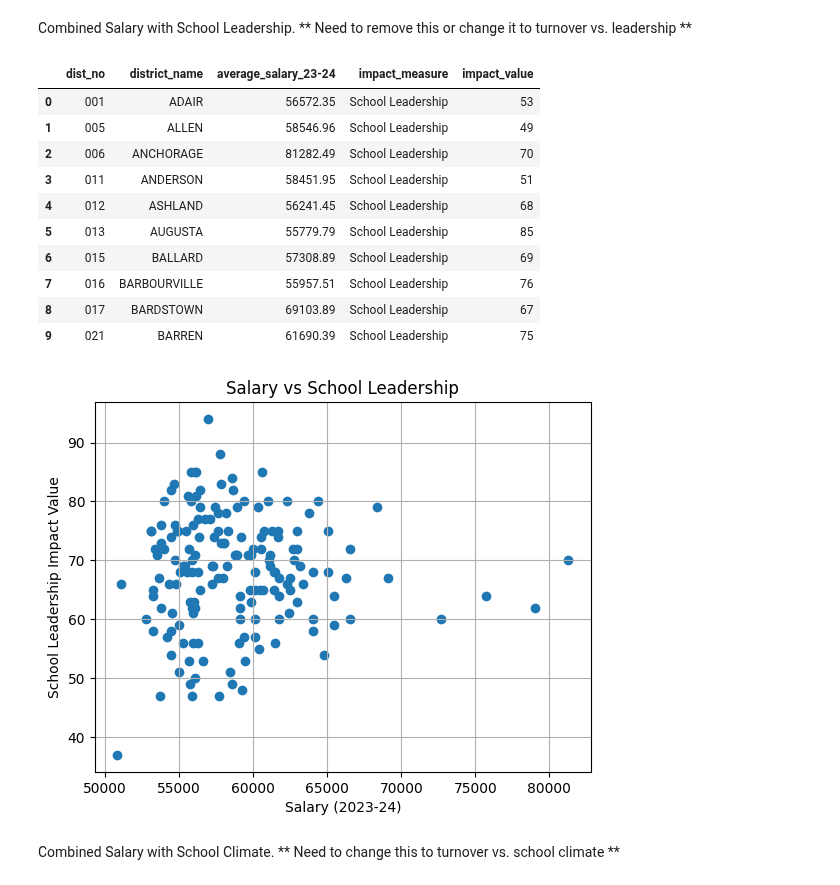
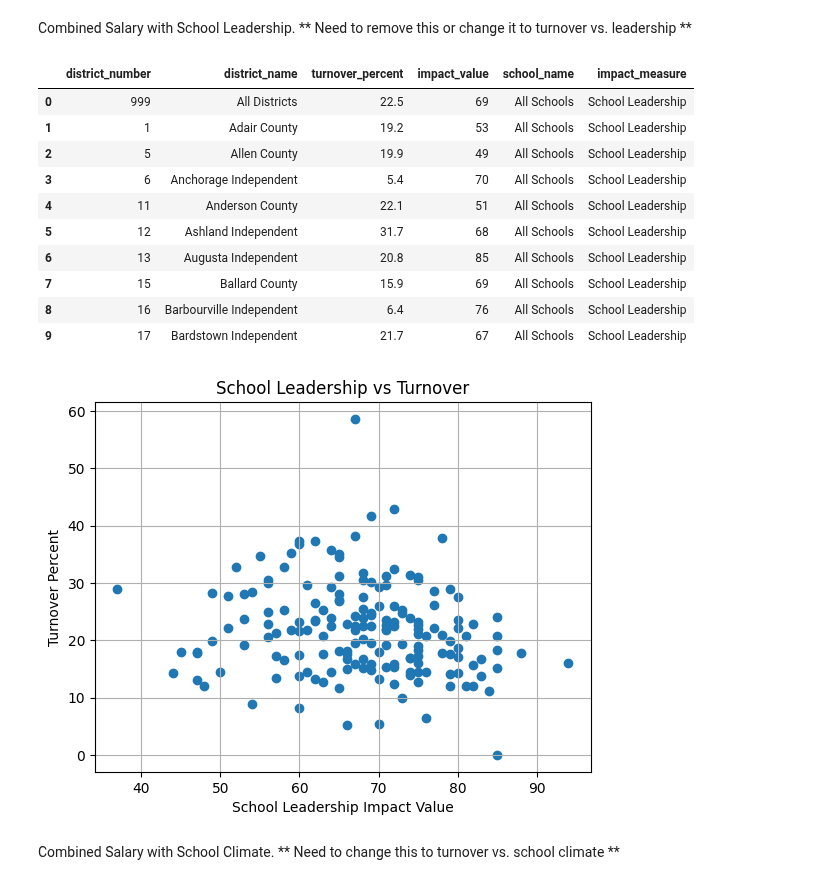
Before and after one commit to LucyHCollins/Teacher_Turnover, a Jupyter notebook: Teacher_Turnover.ipynb, the cells around one changed output. Drawn from its saved outputs; the diff is of its cells as text; code cells hidden in the pictures.

```diff
--- a/Teacher_Turnover.ipynb
+++ b/Teacher_Turnover.ipynb
@@ -405,25 +375,29 @@ Combined Salary with School Leadership.  ** Need to remove this or change it to
 # %%
 query = """
 SELECT
-    s.*,
-    c."impact_measure",
-    c."impact_value"
-FROM salary s
+    t.district_number,
+    t.district_name,
+    t.turnover_percent,
+    c.impact_value,
+    c.school_name,
+    c.impact_measure
+FROM turnover t
 JOIN conditions c
-    ON s."dist_no" = c."district_number"
-WHERE c."school_name" = 'All Schools' AND c."impact_measure" = 'School Leadership'
+    ON t.district_number = c.district_number
+WHERE t.school_name = 'All Schools' and c.school_name = 'All Schools'
+    AND c.impact_measure = 'School Leadership'
 """
-result_leadership = pd.read_sql_query(query, conn)
-result_leadership.head(10)
+result_turnover_leadership = pd.read_sql_query(query, conn)
+result_turnover_leadership.head(10)
 # %% [output]
-|  | dist_no | district_name | average_salary_23-24 | impact_measure | impact_value |
-| 0 | 001 | ADAIR | 56572.35 | School Leadership | 53 |
-| 1 | 005 | ALLEN | 58546.96 | School Leadership | 49 |
-| 2 | 006 | ANCHORAGE | 81282.49 | School Leadership | 70 |
-| 3 | 011 | ANDERSON | 58451.95 | School Leadership | 51 |
-| 4 | 012 | ASHLAND | 56241.45 | School Leadership | 68 |
-| 5 | 013 | AUGUSTA | 55779.79 | School Leadership | 85 |
-| 6 | 015 | BALLARD | 57308.89 | School Leadership | 69 |
-| 7 | 016 | BARBOURVILLE | 55957.51 | School Leadership | 76 |
-| 8 | 017 | BARDSTOWN | 69103.89 | School Leadership | 67 |
-| 9 | 021 | BARREN | 61690.39 | School Leadership | 75 |
+|  | district_number | district_name | turnover_percent | impact_value | school_name | impact_measure |
+| 0 | 999 | All Districts | 22.5 | 69 | All Schools | School Leadership |
+| 1 | 1 | Adair County | 19.2 | 53 | All Schools | School Leadership |
+| 2 | 5 | Allen County | 19.9 | 49 | All Schools | School Leadership |
+| 3 | 6 | Anchorage Independent | 5.4 | 70 | All Schools | School Leadership |
+| 4 | 11 | Anderson County | 22.1 | 51 | All Schools | School Leadership |
+| 5 | 12 | Ashland Independent | 31.7 | 68 | All Schools | School Leadership |
+| 6 | 13 | Augusta Independent | 20.8 | 85 | All Schools | School Leadership |
+| 7 | 15 | Ballard County | 15.9 | 69 | All Schools | School Leadership |
+| 8 | 16 | Barbourville Independent | 6.4 | 76 | All Schools | School Leadership |
+| 9 | 17 | Bardstown Independent | 21.7 | 67 | All Schools | School Leadership |
@@ -432,12 +404,12 @@ result_leadership.to_csv("combined_salary_leadership.csv", index=False)
 # %%
-plt.scatter(result_leadership['average_salary_23-24'], result_leadership['impact_value'])
-plt.title('Salary vs School Leadership')
-plt.xlabel('Salary (2023-24)')
-plt.ylabel('School Leadership Impact Value')
+plt.scatter(result_turnover_leadership['impact_value'], result_turnover_leadership['turnover_percent'])
+plt.title('School Leadership vs Turnover')
+plt.xlabel('School Leadership Impact Value')
+plt.ylabel('Turnover Percent')
 plt.grid(True)
 plt.show()
 # %% [output]
-[figure, old version]
+[figure, new version]
 # %% [markdown]
 Combined Salary with School Climate. ** Need to change this to turnover vs. school climate **
 # %%
```
Also changed, not shown: parts of 17 cells of this notebook, 2 other files.
